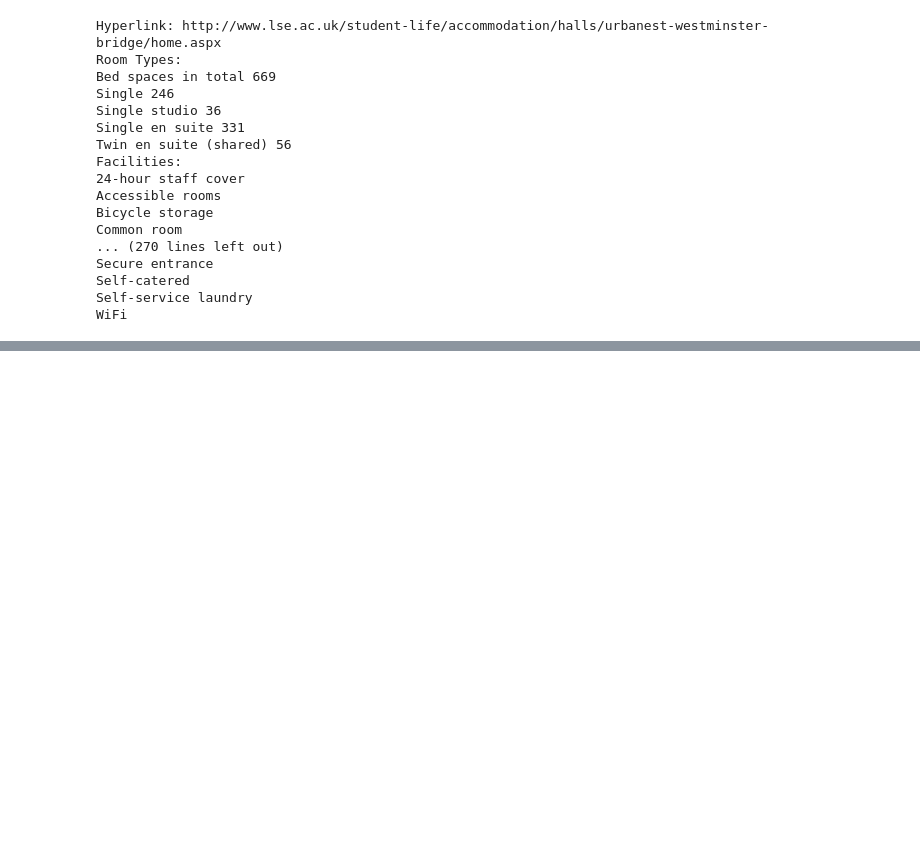
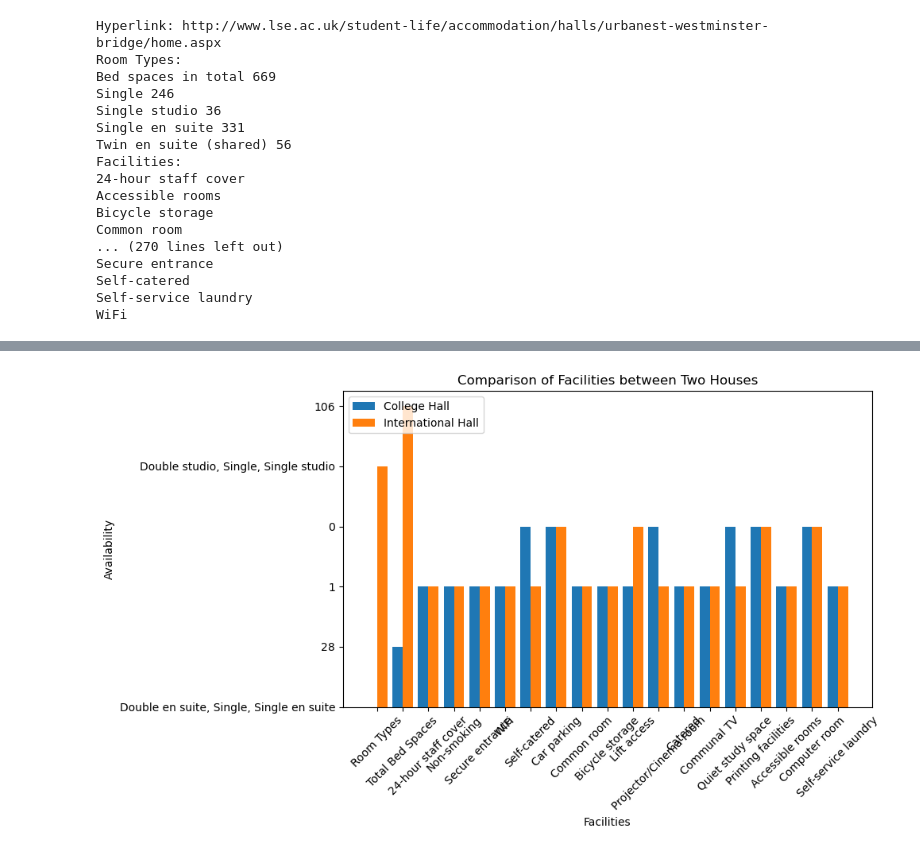
Before and after one commit to datadabbler23/ST115-Final-Project, a Jupyter notebook: Untitled.ipynb, the cells around one changed output, grey strips where cells are left out. Cells and saved outputs as stored; diff of their text form; code cells hidden in the pictures; blank space fills up the shorter version.

```diff
--- a/Untitled.ipynb
+++ b/Untitled.ipynb
@@ -138,0 +164,42 @@ df
+# %%
+# Select two houses to compare
+house1_index = 0  # Change the index as needed
+house2_index = 1  # Change the index as needed
+
+# Extract data for the two houses
+house1 = df.iloc[house1_index]
+house2 = df.iloc[house2_index]
+
+# Extract hall names from hyperlinks
+house1_name = house1['Hyperlink'].split('/')[-2].replace('-', ' ').title()
+house2_name = house2['Hyperlink'].split('/')[-2].replace('-', ' ').title()
+
+# Extract facilities and their values
+facilities = list(house1.index[1:])  # Exclude 'Hyperlink'
+values_house1 = list(map(str, house1[1:]))  # Convert values to string
+values_house2 = list(map(str, house2[1:]))  # Convert values to string
+
+# Create figure and axis objects
+fig, ax = plt.subplots(figsize=(10, 6))
+
+# Bar plot for facilities
+ax.bar([i - 0.2 for i in range(len(facilities))], values_house1, width=0.4, label=house1_name)
+ax.bar([i + 0.2 for i in range(len(facilities))], values_house2, width=0.4, label=house2_name)
+
+# Set x-axis ticks and labels
+ax.set_xticks(range(len(facilities)))
+ax.set_xticklabels(facilities, rotation=45)
+
+# Set labels and title
+ax.set_xlabel('Facilities')
+ax.set_ylabel('Availability')
+plt.title('Comparison of Facilities between Two Houses')
+
+# Add legend
+ax.legend(loc='upper left')
+
+# Show plot
+plt.tight_layout()
+plt.show()
+# %% [output]
+[figure, added]
```
Also changed, not shown: parts of 7 cells of this notebook.
